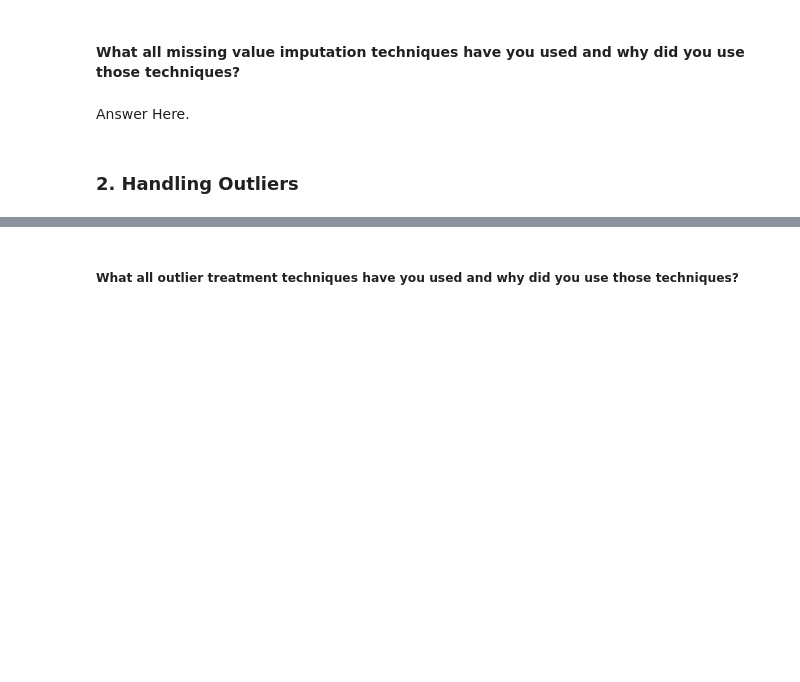
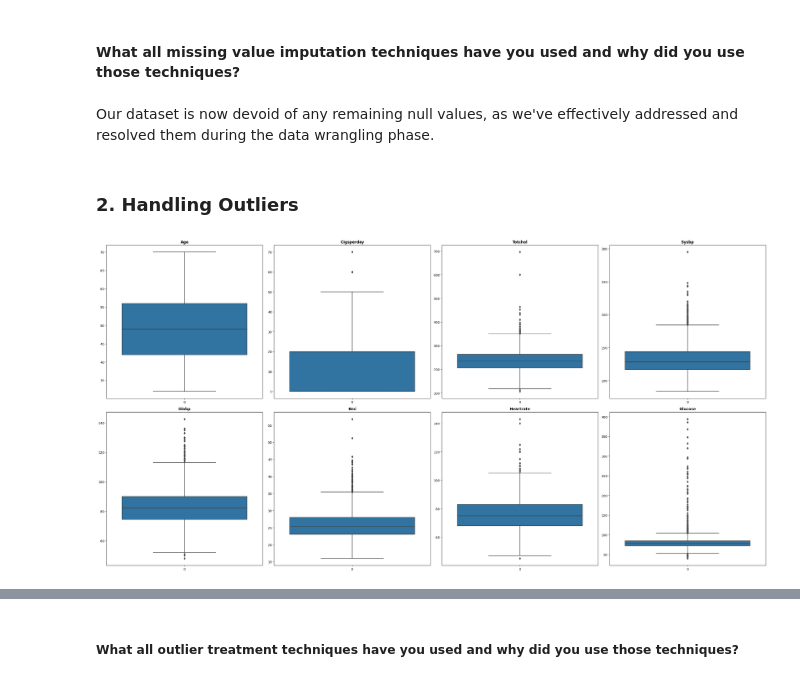
Before and after one commit to DevanshA2511/Devanshs_Cardiovascular_Risk_Prediction, a Jupyter notebook: Devansh's_Cardiovascular_Risk_Prediction_ML_Project.ipynb, the cells around one changed output, grey strips where cells are left out. Cells and saved outputs as stored; diff of their text form; code cells hidden in the pictures; blank space fills up the shorter version.

```diff
--- a/Devansh's_Cardiovascular_Risk_Prediction_ML_Project.ipynb
+++ b/Devansh's_Cardiovascular_Risk_Prediction_ML_Project.ipynb
@@ -973,6 +1096,6 @@ Answer Here.
 # %% [markdown]
 #### What all missing value imputation techniques have you used and why did you use those techniques?
-# %% [markdown]
-Answer Here.
+# %% [markdown]
+Our dataset is now devoid of any remaining null values, as we've effectively addressed and resolved them during the data wrangling phase.
 # %% [markdown]
 ### 2. Handling Outliers
@@ -980,0 +1102,20 @@ Answer Here.
+# %%
+# Handling Outliers & Outlier treatments
+# Creating subplots with a 2x4 grid and a specific figure size (30x15)
+fig, axes = plt.subplots(2, 4, figsize=(30, 15))
+
+# Flatten the array of axes for easy iteration
+axes = axes.flatten()
+
+# Iterating through the axes and columns
+for ax, col in zip(axes, continuous_variables):
+    # Create a boxplot for the current column and assign it to the current axis
+    sns.boxplot(df[col], ax=ax)
+
+    # Setting the title of the current subplot with the column name (title-cased)
+    ax.set_title(col.title(), weight='bold')
+
+# Ensuring proper spacing and layout
+plt.tight_layout()
+# %% [output]
+[figure, added]
```
Also changed, not shown: parts of 78 cells of this notebook.
